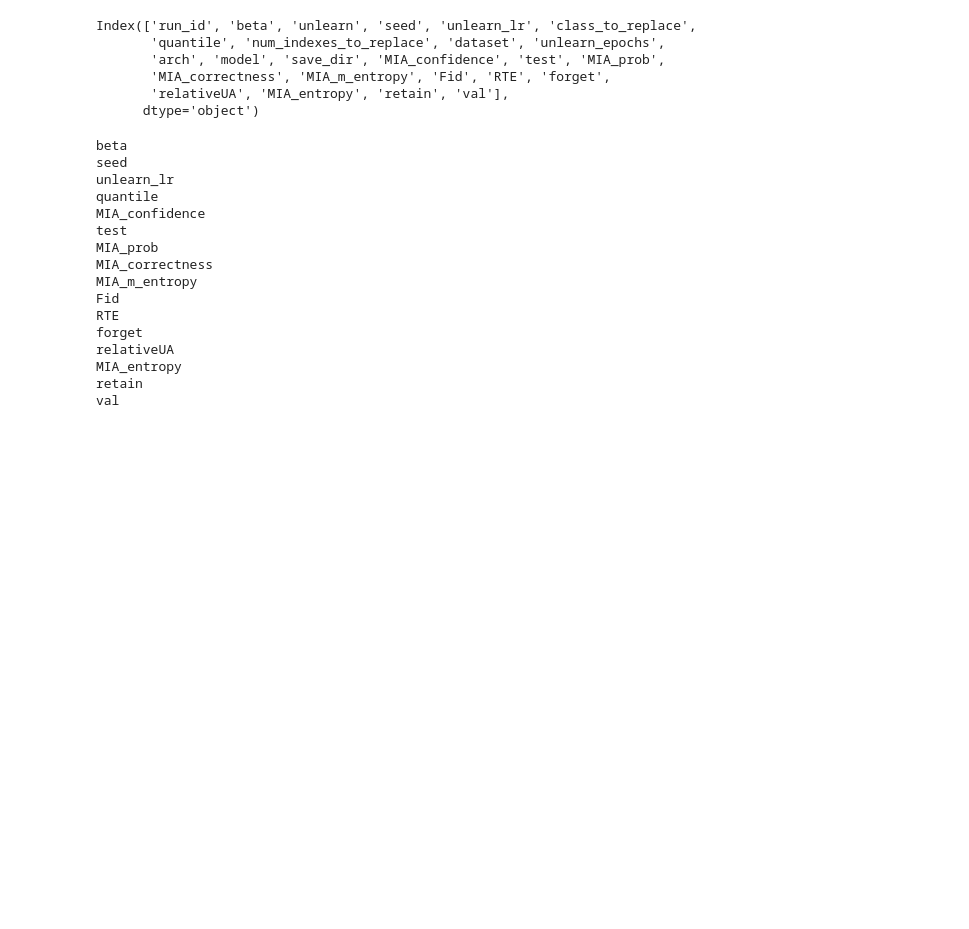
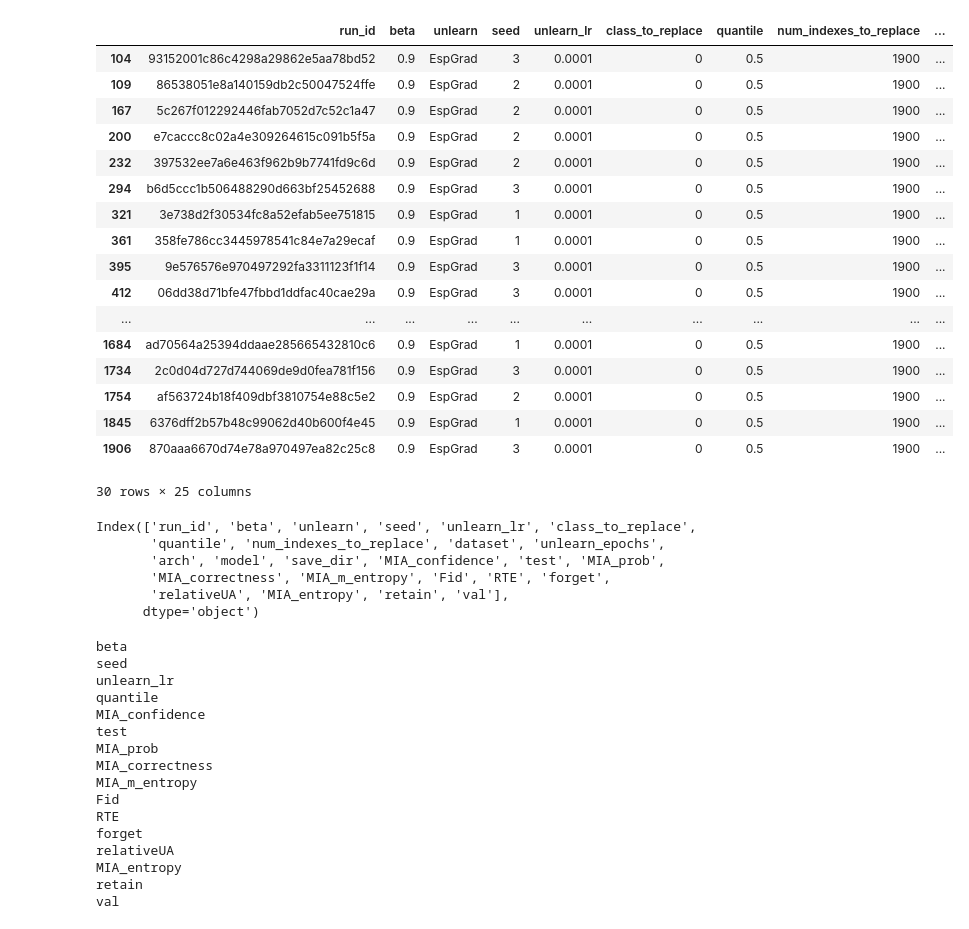
Before and after one commit to owl1996/UnlearningFocusVector, a Jupyter notebook: parse_results copy.ipynb, the cells around one changed output. Cells and saved outputs as stored; diff of their text form; code cells hidden in the pictures; blank space fills up the shorter version.

```diff
--- a/parse_results copy.ipynb
+++ b/parse_results copy.ipynb
@@ -149,3 +149,24 @@ plt.show()
+# %%
+df[df["unlearn"] == "EspGrad"]
+# %% [output]
+|  | run_id | beta | unlearn | seed | unlearn_lr | class_to_replace | quantile | num_indexes_to_replace | ... |
+| 104 | 93152001c86c4298a29862e5aa78bd52 | 0.9 | EspGrad | 3 | 0.0001 | 0 | 0.5 | 1900 | ... |
+| 109 | 86538051e8a140159db2c50047524ffe | 0.9 | EspGrad | 2 | 0.0001 | 0 | 0.5 | 1900 | ... |
+| 167 | 5c267f012292446fab7052d7c52c1a47 | 0.9 | EspGrad | 2 | 0.0001 | 0 | 0.5 | 1900 | ... |
+| 200 | e7caccc8c02a4e309264615c091b5f5a | 0.9 | EspGrad | 2 | 0.0001 | 0 | 0.5 | 1900 | ... |
+| 232 | 397532ee7a6e463f962b9b7741fd9c6d | 0.9 | EspGrad | 2 | 0.0001 | 0 | 0.5 | 1900 | ... |
+| 294 | b6d5ccc1b506488290d663bf25452688 | 0.9 | EspGrad | 3 | 0.0001 | 0 | 0.5 | 1900 | ... |
+| 321 | 3e738d2f30534fc8a52efab5ee751815 | 0.9 | EspGrad | 1 | 0.0001 | 0 | 0.5 | 1900 | ... |
+| 361 | 358fe786cc3445978541c84e7a29ecaf | 0.9 | EspGrad | 1 | 0.0001 | 0 | 0.5 | 1900 | ... |
+| 395 | 9e576576e970497292fa3311123f1f14 | 0.9 | EspGrad | 3 | 0.0001 | 0 | 0.5 | 1900 | ... |
+| 412 | 06dd38d71bfe47fbbd1ddfac40cae29a | 0.9 | EspGrad | 3 | 0.0001 | 0 | 0.5 | 1900 | ... |
+| ... | ... | ... | ... | ... | ... | ... | ... | ... | ... |
+| 1684 | ad70564a25394ddaae285665432810c6 | 0.9 | EspGrad | 1 | 0.0001 | 0 | 0.5 | 1900 | ... |
+| 1734 | 2c0d04d727d744069de9d0fea781f156 | 0.9 | EspGrad | 3 | 0.0001 | 0 | 0.5 | 1900 | ... |
+| 1754 | af563724b18f409dbf3810754e88c5e2 | 0.9 | EspGrad | 2 | 0.0001 | 0 | 0.5 | 1900 | ... |
+| 1845 | 6376dff2b57b48c99062d40b600f4e45 | 0.9 | EspGrad | 1 | 0.0001 | 0 | 0.5 | 1900 | ... |
+| 1906 | 870aaa6670d74e78a970497ea82c25c8 | 0.9 | EspGrad | 3 | 0.0001 | 0 | 0.5 | 1900 | ... |
+30 rows × 25 columns
 # %%
 df.columns
 # %% [output]
```
Also changed, not shown: parts of 7 cells of this notebook, 16 other files.
